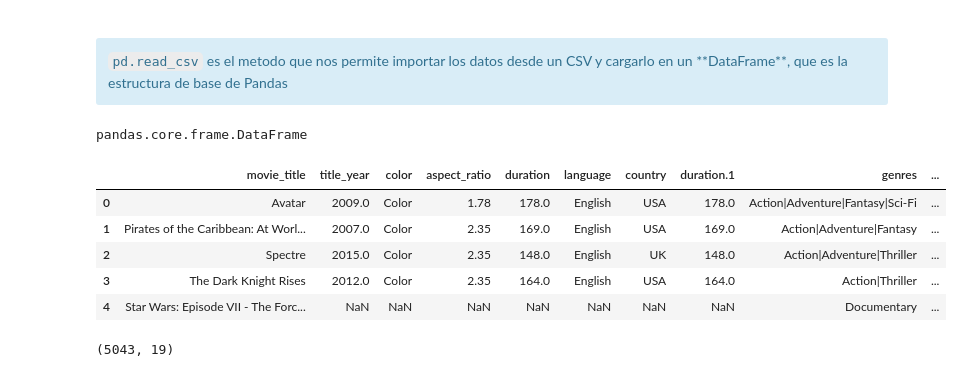
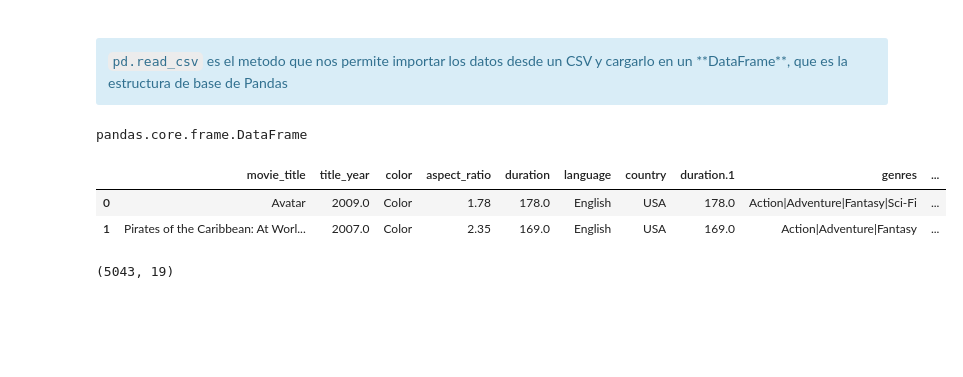
Before and after one commit to Jhonbeltran/machine-learning-platzi, a Jupyter notebook: 09 Preparación de los datos.ipynb, the cells around one changed output. Cells and saved outputs as stored; diff of their text form; code cells hidden in the pictures; blank space fills up the shorter version.

```diff
--- a/09 Preparación de los datos.ipynb
+++ b/09 Preparación de los datos.ipynb
@@ -22,14 +22,11 @@ type(movies)
 # %% [output]
 pandas.core.frame.DataFrame
 # %%
-movies.head()
+movies.head(2)
 # %% [output]
 |  | movie_title | title_year | color | aspect_ratio | duration | language | country | duration.1 | genres | ... |
 | 0 | Avatar | 2009.0 | Color | 1.78 | 178.0 | English | USA | 178.0 | Action|Adventure|Fantasy|Sci-Fi | ... |
 | 1 | Pirates of the Caribbean: At Worl... | 2007.0 | Color | 2.35 | 169.0 | English | USA | 169.0 | Action|Adventure|Fantasy | ... |
-| 2 | Spectre | 2015.0 | Color | 2.35 | 148.0 | English | UK | 148.0 | Action|Adventure|Thriller | ... |
-| 3 | The Dark Knight Rises | 2012.0 | Color | 2.35 | 164.0 | English | USA | 164.0 | Action|Thriller | ... |
-| 4 | Star Wars: Episode VII - The Forc... | NaN | NaN | NaN | NaN | NaN | NaN | NaN | Documentary | ... |
 # %%
 # Cuantas lineas y columnas tiene nuestro dataframe
 ### Un dataframe es una estructura de datos que se compone de los elementos siguientes
```
Also changed, not shown: parts of 37 cells of this notebook, 1 other file.
